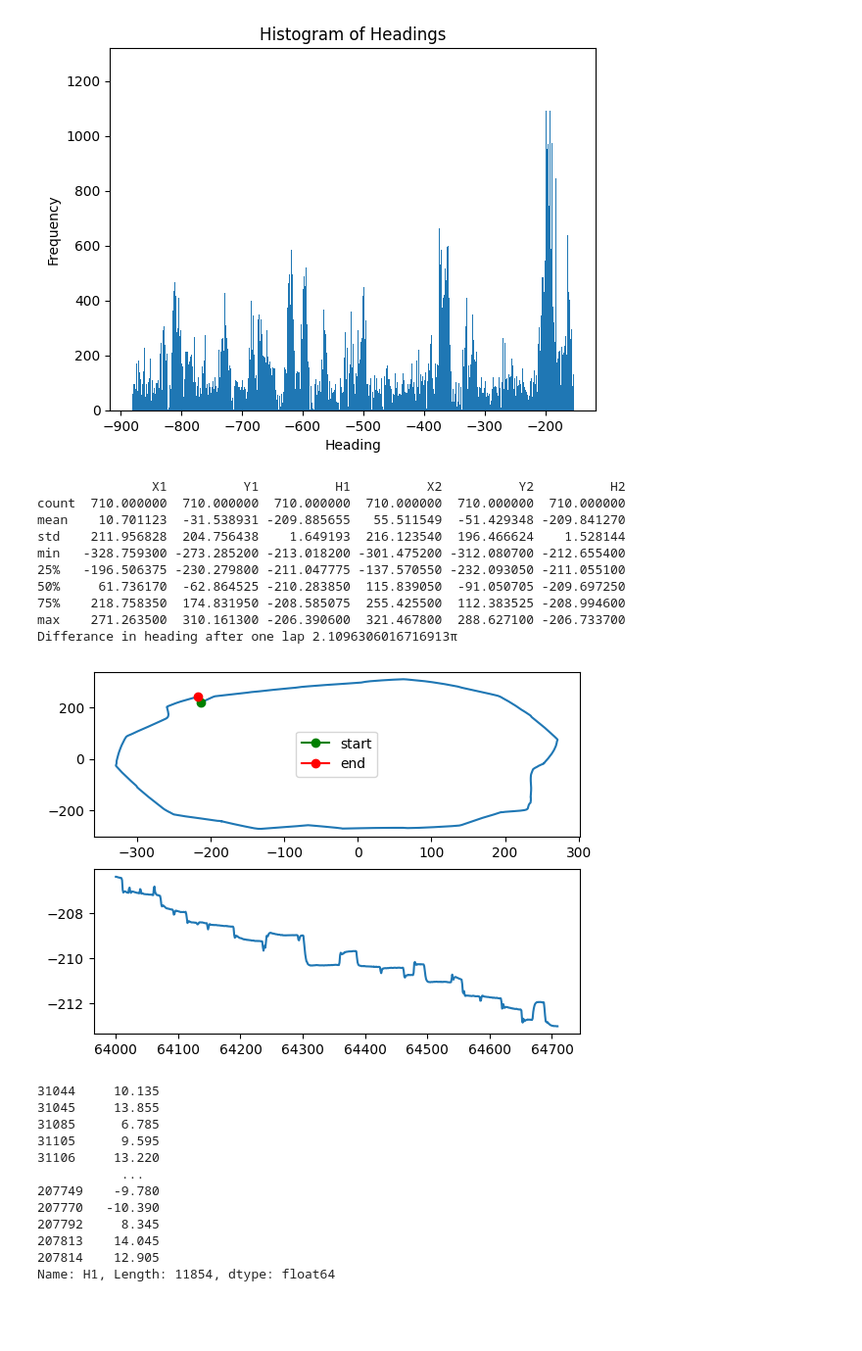
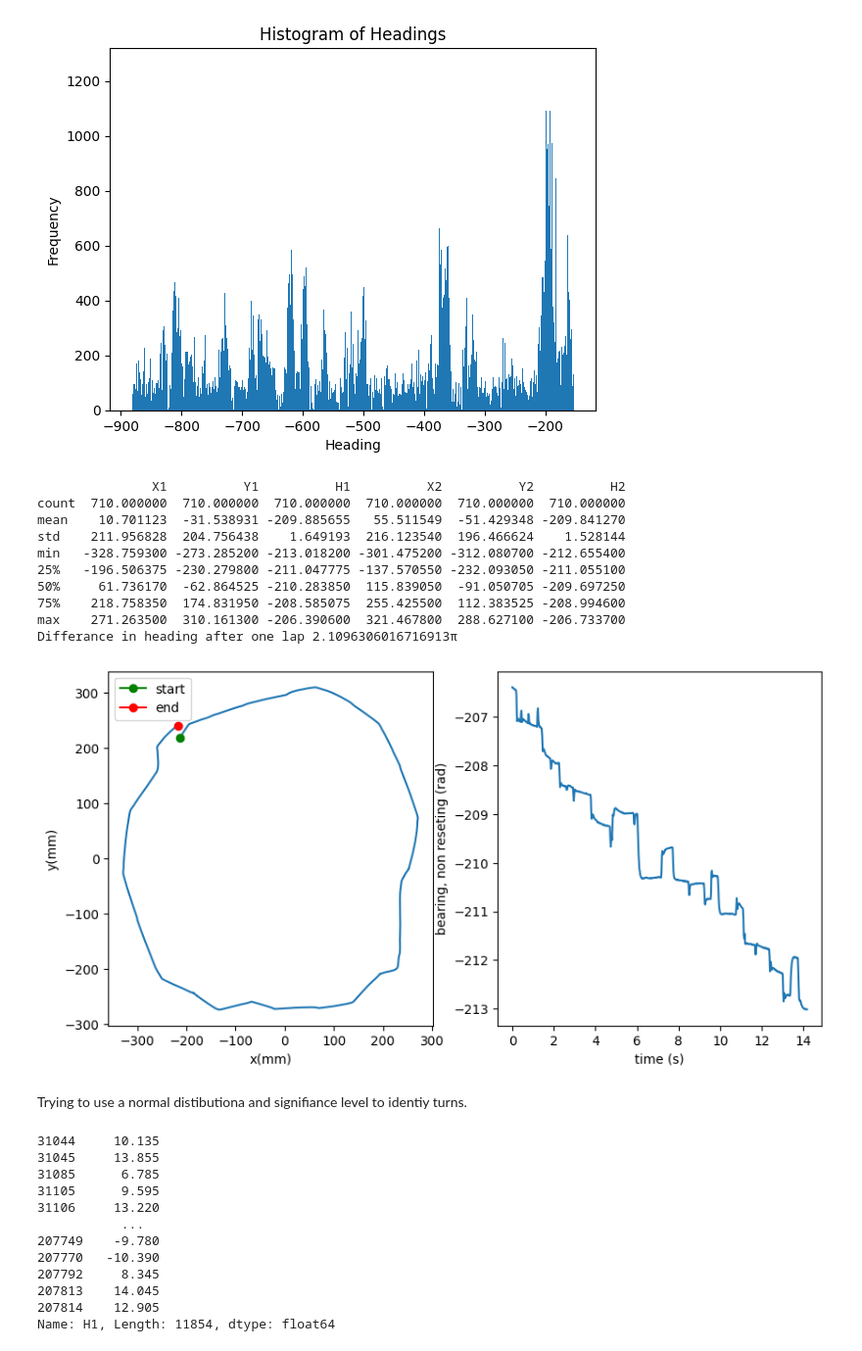
Before and after one commit to eloisecowley4/mdm2_project2, a Jupyter notebook: analysis_testing.ipynb, the cells around one changed output. Shown at 98% size. Cells and saved outputs as stored; diff of their text form; code cells hidden in the pictures; blank space fills up the shorter version.

```diff
--- a/analysis_testing.ipynb
+++ b/analysis_testing.ipynb
@@ -42,34 +42,43 @@ plt.show()
 # %%
 import numpy as np
 import math
 
+fps = 50
+
 a_onelap = a.iloc[33000:33710, :]
 
-fig, (ax1, ax2) = plt.subplots(2, 1)   # 2 rows, 1 column
+fig, (ax1, ax2) = plt.subplots(1,2, figsize = (10,5))
 
 ax1.plot(a_onelap.iloc[:,0], a_onelap.iloc[:,1])
 ax1.plot(a_onelap.iloc[0,0], a_onelap.iloc[0,1],marker = "o", color = "green", label = "start")
 ax1.plot(a_onelap.iloc[-1,0], a_onelap.iloc[-1,1], marker = "o", color = "red", label = "end")
+ax1.set_xlabel("x(mm)")
+ax1.set_ylabel("y(mm)")
 ax1.legend()
-ax2.plot(a_onelap.iloc[:,2])
+
+ax2.plot(np.arange(len(a_onelap.iloc[:,2]))/fps, a_onelap.iloc[:,2])
+ax2.set_xlabel("time (s)")
+ax2.set_ylabel("bearing, non reseting (rad)")
 
 print(a_onelap.describe())
 differance = abs(a_onelap["H1"].max()-a_onelap["H1"].min())
 print(f"Differance in heading after one lap {differance/math.pi}π")
 
 plt.show()
 # %% [output]
                X1          Y1          H1          X2          Y2          H2
 count  710.000000  710.000000  710.000000  710.000000  710.000000  710.000000
 mean    10.701123  -31.538931 -209.885655   55.511549  -51.429348 -209.841270
 std    211.956828  204.756438    1.649193  216.123540  196.466624    1.528144
 min   -328.759300 -273.285200 -213.018200 -301.475200 -312.080700 -212.655400
 25%   -196.506375 -230.279800 -211.047775 -137.570550 -232.093050 -211.055100
 50%     61.736170  -62.864525 -210.283850  115.839050  -91.050705 -209.697250
 75%    218.758350  174.831950 -208.585075  255.425500  112.383525 -208.994600
 max    271.263500  310.161300 -206.390600  321.467800  288.627100 -206.733700
 Differance in heading after one lap 2.1096306016716913π
-[figure, old version]
+[figure, new version]
+# %% [markdown]
+Trying to use a normal distibutiona and signifiance level to identiy turns.
 # %%
 fps = 50
 
```
Also changed, not shown: parts of 4 cells of this notebook, 1 other file.
